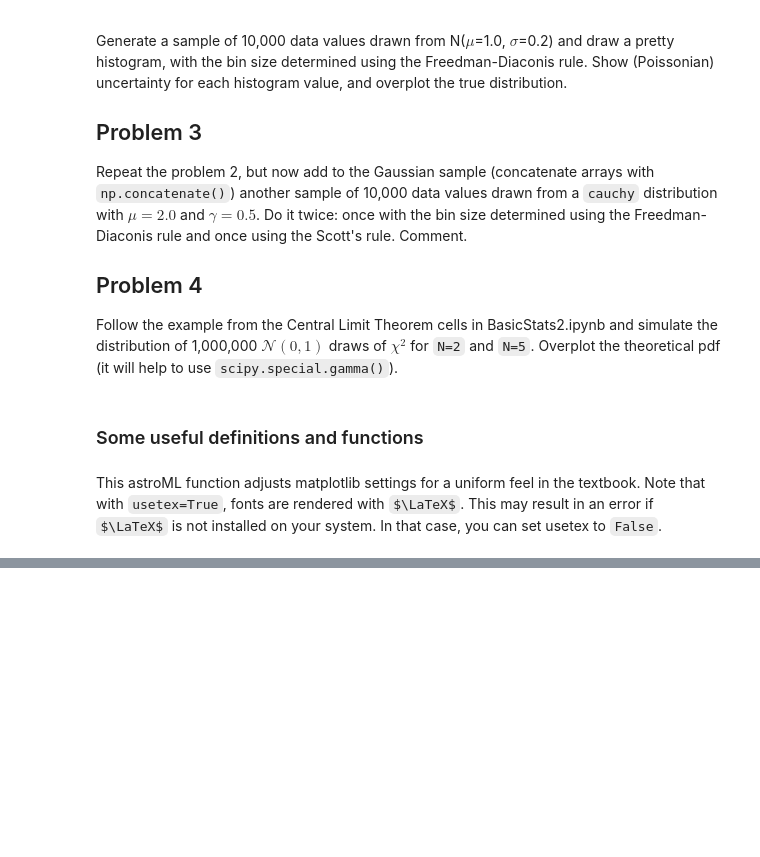
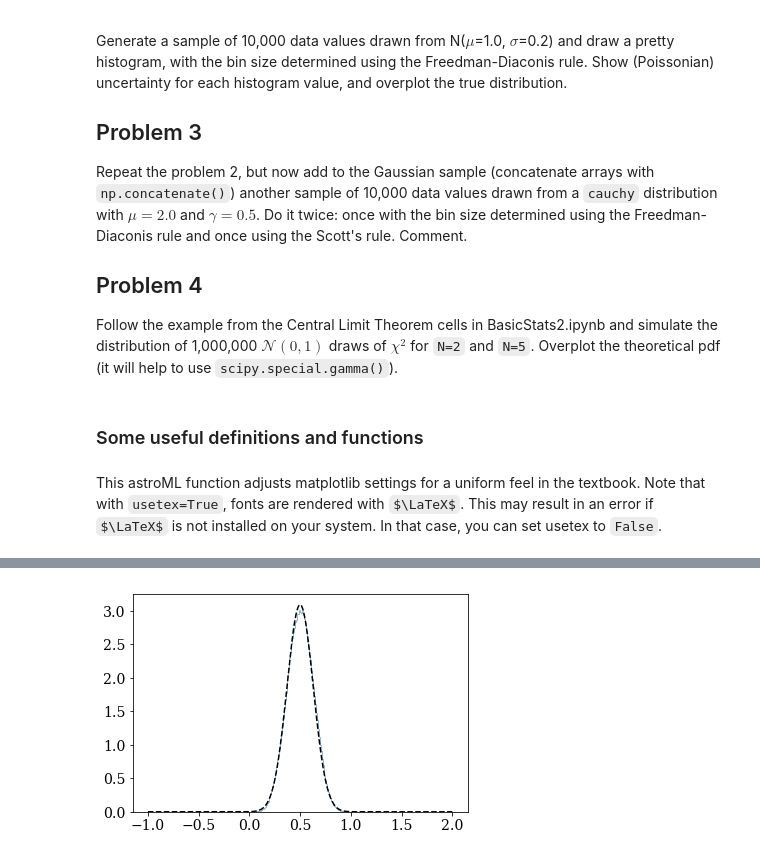
Before and after one commit to PHYST480/homeworks-willfarner, a Jupyter notebook: PHYST480-F18-HW1-WilliamFarner.ipynb, the cells around one changed output, grey strips where cells are left out. Saved outputs shown, nothing was run; the diff lists cells and outputs as text; code cells hidden in the pictures; some formulas as TeX source; blank space fills up the shorter version.

```diff
--- a/PHYST480-F18-HW1-WilliamFarner.ipynb
+++ b/PHYST480-F18-HW1-WilliamFarner.ipynb
@@ -76,0 +109,15 @@ The Freedman-Diaconis plot maintains a regular double-peaked form across multipl
+# %%
+N=5
+
+y = []
+for i in np.arange(1000000):
+    draws = np.random.random(N)
+    y.append(np.average(draws))
+
+_ = fancyhist(y,bins=100,histtype='step', alpha=0.5, density=True)
+
+u = np.linspace(-1,2,1000)
+dist = norm(loc=0.5,scale=1/np.sqrt(12)/np.sqrt(N))
+_ = plt.plot(u,dist.pdf(u),'k--')
+# %% [output]
+[figure, added]
```
Also changed, not shown: parts of 8 cells of this notebook.
